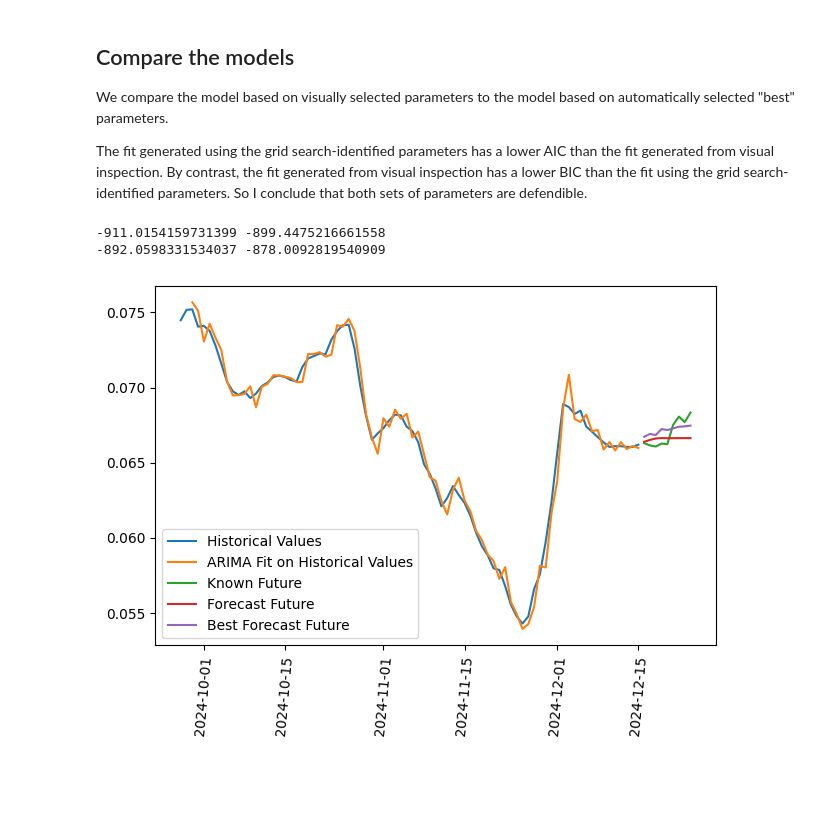
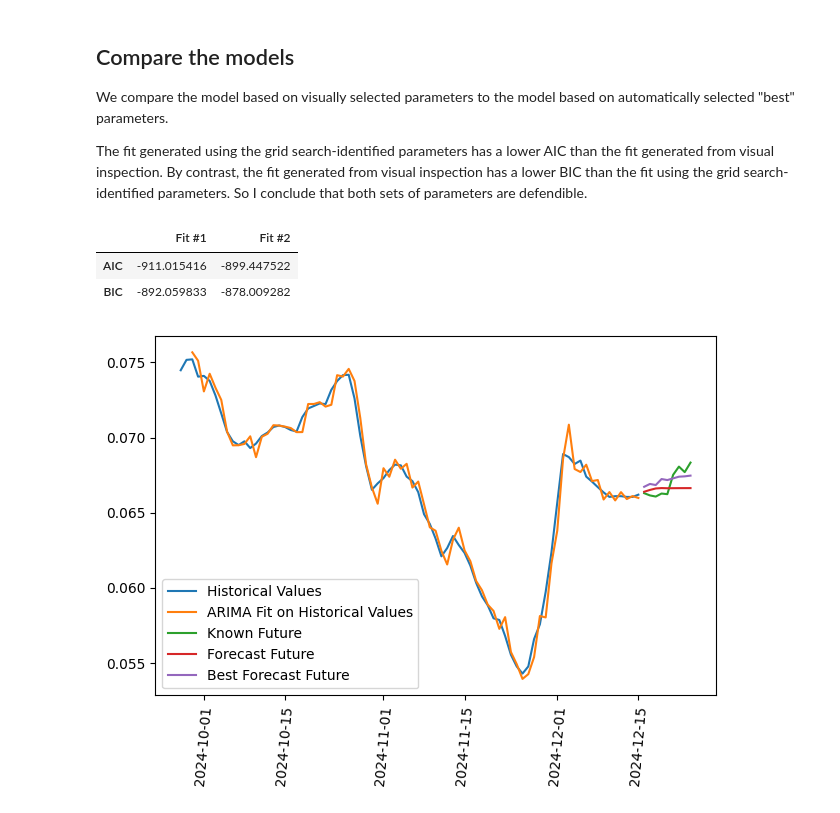
Before and after one commit to badassdatascience/badass-data-science, a Jupyter notebook: bds/forecasting/ARIMA/ARIMA_demo.ipynb, the cells around one changed output. Cells and saved outputs as stored; diff of their text form; code cells hidden in the pictures; blank space fills up the shorter version.

Commit message:
Working on organising the code and create an AIC/BIC model fit comparison function.

```diff
--- a/bds/forecasting/ARIMA/ARIMA_demo.ipynb
+++ b/bds/forecasting/ARIMA/ARIMA_demo.ipynb
@@ -45,12 +41,13 @@ n_grid_search_p_d_q = 6
 time_series_frequency = 'D'
 
 input_csv_file = (
-    bds_home + '/forecasting/prepare_AWS_EC2_spot_price_data/' +
+    bds_home + '/bds/forecasting/prepare_AWS_EC2_spot_price_data/' +
     'output/' +
+    #'DF__7d2334ca-8788-4d35-b107-4261704f1b788ba30946-e763-475f-8a12-cdfccc6b2a74__1735199828.7919724.csv'
     'DF__b5539bdf-9706-42fa-8a05-1c6fbec17b56424358e3-77ff-48c0-84b2-da3a1e8ad329__1735164733.3606496.csv'
 )
 
-configuration_json_filename = bds_home + '/forecasting/prepare_AWS_EC2_spot_price_data/configuration.json'
+configuration_json_filename = bds_home + '/bds/forecasting/prepare_AWS_EC2_spot_price_data/configuration.json'
 # %% [markdown]
 ## Get data
 
@@ -295,11 +293,11 @@ We compare the model based on visually selected parameters to the model based on
 
 The fit generated using the grid search-identified parameters has a lower AIC than the fit generated from visual inspection. By contrast, the fit generated from visual inspection has a lower BIC than the fit using the grid search-identified parameters. So I conclude that both sets of parameters are defendible.
 # %%
-print(fit.aic, fit_best.aic)
-print(fit.bic, fit_best.bic)
+nice_model_fit_comparison_and_report(fit, fit_best)
 # %% [output]
--911.0154159731399 -899.4475216661558
--892.0598331534037 -878.0092819540909
+|  | Fit #1 | Fit #2 |
+| AIC | -911.015416 | -899.447522 |
+| BIC | -892.059833 | -878.009282 |
 # %%
 def plot_it_all_compare(
     df_train,
```
Also changed, not shown: parts of 4 cells of this notebook.
